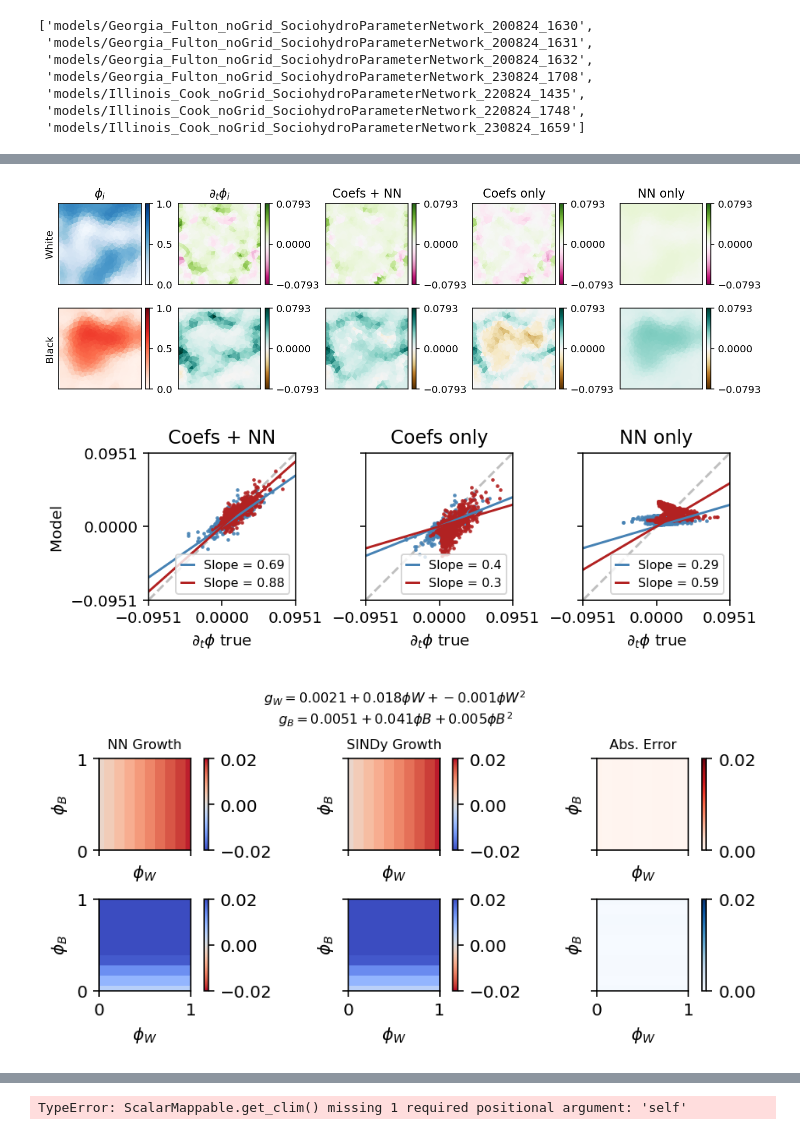
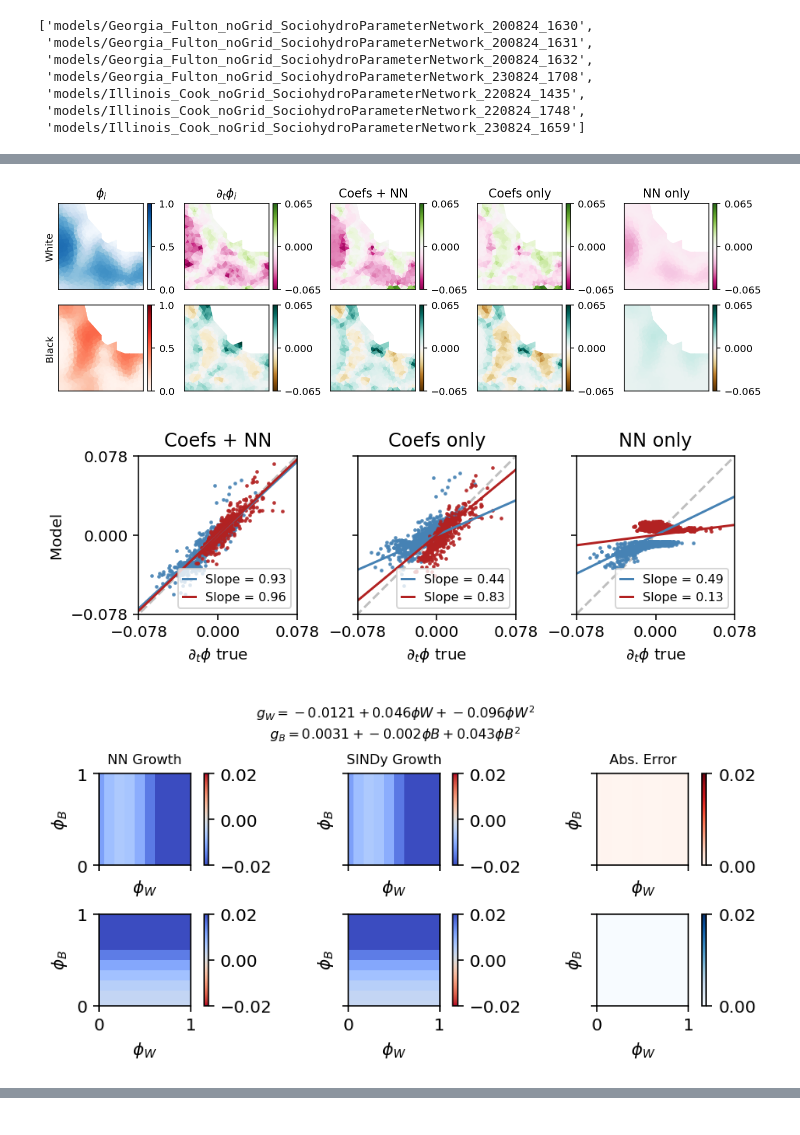
Before and after one commit to jcolen/sociohydro, a Jupyter notebook: param_inference/HybridInferenceAnalysis.ipynb, the cells around one changed output, grey strips where cells are left out. Cells and saved outputs as stored; diff of their text form; code cells hidden in the pictures.

```diff
--- a/param_inference/HybridInferenceAnalysis.ipynb
+++ b/param_inference/HybridInferenceAnalysis.ipynb
@@ -42,7 +42,7 @@ models
 # %%
 from fipy_analysis import analysis_pipeline
 
-model = models[3]
+model = models[-1]
 county = "_".join(model.split("/")[-1].split("_")[:2])
 
 analysis_pipeline(model, county=county, printout=True)
@@ -84,3 +84,3 @@ dt ϕW = 0.24 T_W + -2.4 k_WW + -6.3 k_WB + 2.2 ν_WWW + 6.9 ν_WWB + 7.7 ν_WBB
-[figure, old version]
+[figure, new version]
-[figure, old version]
+[figure, new version]
-[figure, old version]
+[figure, new version]
@@ -89,4 +88,0 @@ dt ϕW = 0.24 T_W + -2.4 k_WW + -6.3 k_WB + 2.2 ν_WWW + 6.9 ν_WWB + 7.7 ν_WBB
-# %%
-plt.cm.ScalarMappable.get_clim()
-# %% [output]
-TypeError: ScalarMappable.get_clim() missing 1 required positional argument: 'self'
```
Also changed, not shown: parts of 1 cell of this notebook.
